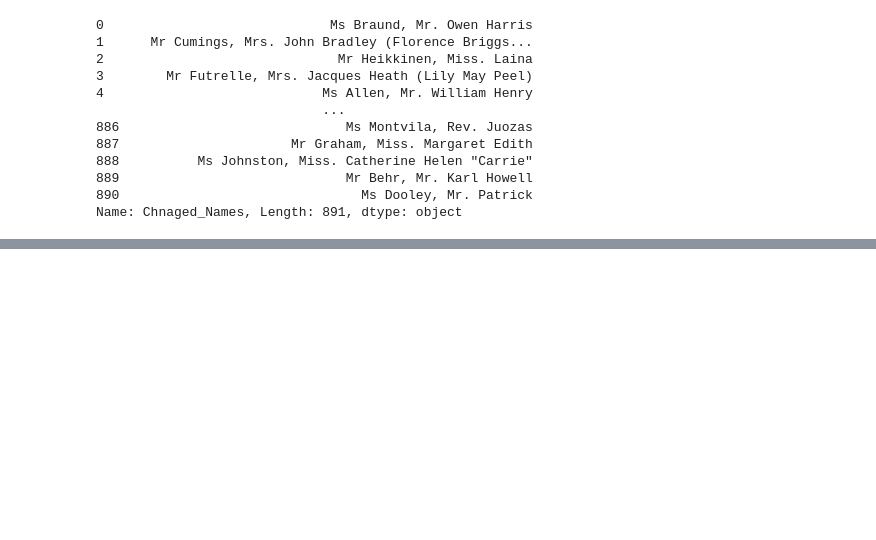
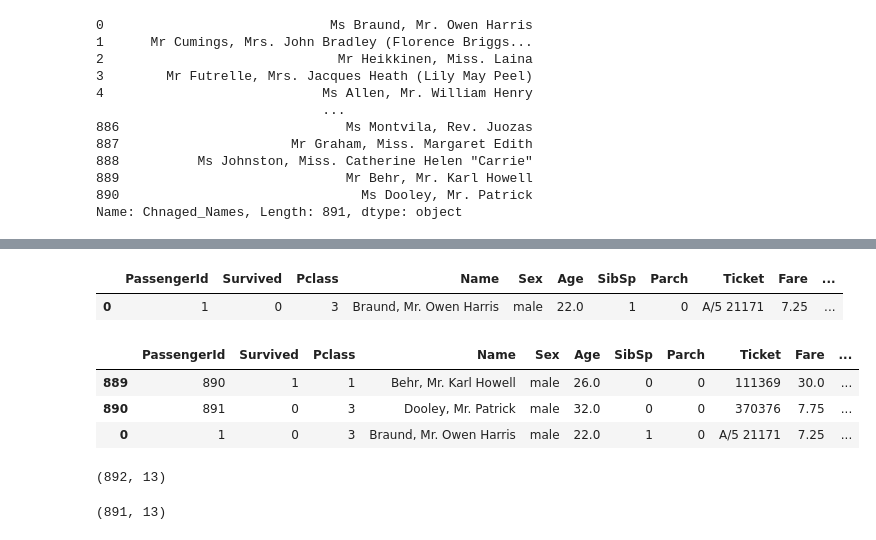
Before and after one commit to NikitaaArora/Ineuron, a Jupyter notebook: Python/Libraries/PANDAS/pandas_class_2.ipynb, the cells around one changed output, grey strips where cells are left out. Saved outputs shown, nothing was run; the diff lists cells and outputs as text; code cells hidden in the pictures; blank space fills up the shorter version.

```diff
--- a/Python/Libraries/PANDAS/pandas_class_2.ipynb
+++ b/Python/Libraries/PANDAS/pandas_class_2.ipynb
@@ -510,0 +615,3 @@ Name: Chnaged_Names, Length: 891, dtype: object
+# %%
+row0 = titanic.loc[0] #getting the row 0 out- just gave the index no slicing nothing here
+row0
@@ -510,0 +651,26 @@ Name: Chnaged_Names, Length: 891, dtype: object
+# %%
+pd.DataFrame(row0).T
+# %% [output]
+|  | PassengerId | Survived | Pclass | Name | Sex | Age | SibSp | Parch | Ticket | Fare | ... |
+| 0 | 1 | 0 | 3 | Braund, Mr. Owen Harris | male | 22.0 | 1 | 0 | A/5 21171 | 7.25 | ... |
+# %%
+#append method is depreciated in pandas
+#in concatenate we are essentially providing two dataframes.
+
+titanic_row0 = pd.concat([titanic,pd.DataFrame(row0).T])
+#here axis=0 so row is added ek ke niche ek.
+titanic_row0.tail(3)
+# %% [output]
+|  | PassengerId | Survived | Pclass | Name | Sex | Age | SibSp | Parch | Ticket | Fare | ... |
+| 889 | 890 | 1 | 1 | Behr, Mr. Karl Howell | male | 26.0 | 0 | 0 | 111369 | 30.0 | ... |
+| 890 | 891 | 0 | 3 | Dooley, Mr. Patrick | male | 32.0 | 0 | 0 | 370376 | 7.75 | ... |
+| 0 | 1 | 0 | 3 | Braund, Mr. Owen Harris | male | 22.0 | 1 | 0 | A/5 21171 | 7.25 | ... |
+# %%
+titanic_row0.shape
+# %% [output]
+(892, 13)
+# %%
+titanic_row0.drop_duplicates().shape
+# 2 rows were exactly the same.
+# %% [output]
+(891, 13)
```
Also changed, not shown: parts of 13 cells of this notebook.
